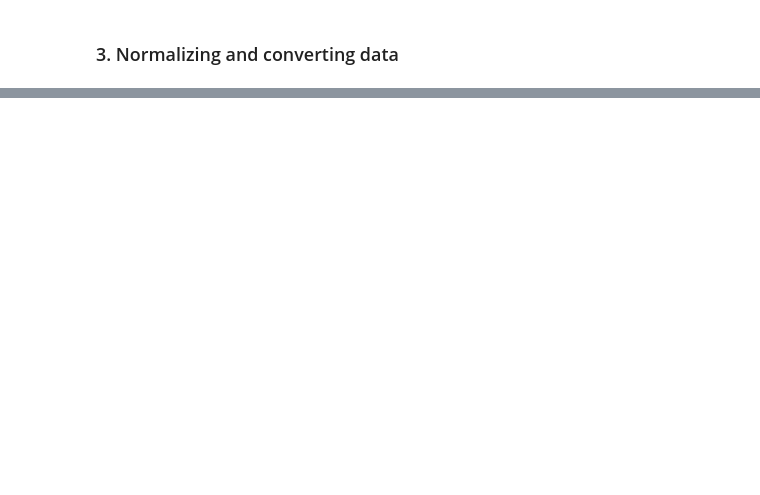
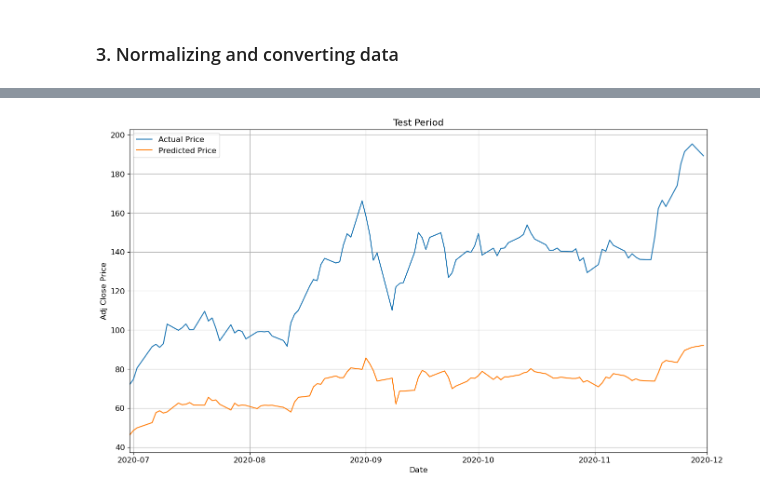
Before and after one commit to FabianJuarez182/Prediction-Company-Stock, a Jupyter notebook: stock-prediction.ipynb, the cells around one changed output, grey strips where cells are left out. Cells and saved outputs as stored; diff of their text form; code cells hidden in the pictures; blank space fills up the shorter version.

Commit message:
Stock Prediction 2.0

```diff
--- a/stock-prediction.ipynb
+++ b/stock-prediction.ipynb
@@ -121,6 +120,6 @@ First records of normalized data (target):
 # %%
 # Function to create data sequences for the LSTM model
-def create_sequences(data, seq_length=60):
+def create_sequences(data, seq_length):
     sequences = []
     labels = []
     for i in range(len(data) - seq_length):
@@ -163,0 +218,31 @@ plt.show()
+# %%
+# Generate predictions on the test set
+model.eval()
+with torch.no_grad():
+    y_pred = model(X_test).numpy()
+
+# Rescale the predicted and actual values
+y_pred_rescaled = scaler_target.inverse_transform(y_pred)
+y_test_rescaled = scaler_target.inverse_transform(y_test.numpy())
+
+# Adaptation of the plotting function
+def plt_graph(start_time, end_time, period, val_line=False):
+    # Plot actual adjusted close price
+    plt.plot(test_df.index[seq_length:], y_test_rescaled, label='Actual Price')
+    # Plot predicted adjusted close price
+    plt.plot(test_df.index[seq_length:], y_pred_rescaled, label='Predicted Price')
+
+    if val_line:
+        plt.axvline(x=end_time_train, c='r', linestyle='--')
+
+    plt.xlabel('Date')
+    plt.ylabel('Adj Close Price')
+    plt.xlim(start_time, end_time)
+    plt.title(f'{period} Period')
+    plt.legend()
+    plt.show()
+
+# Use the plotting function
+plt_graph(start_time=end_time_train, end_time=end_time_all, period='Test')
+# %% [output]
+[figure, added]
```
Also changed, not shown: parts of 8 cells of this notebook.
